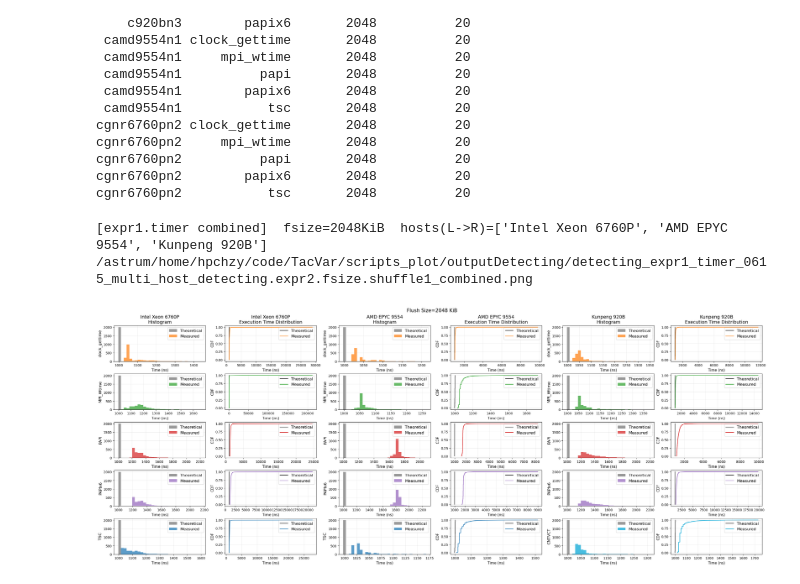
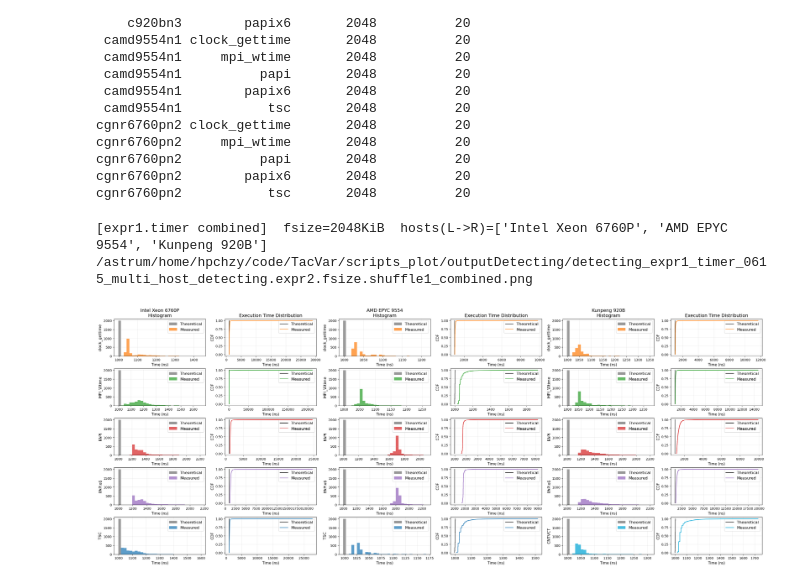
Before and after one commit to HunterHan/TacVar, a Jupyter notebook: scripts/plot_entry_detecting.expr1Timer.0615.ipynb, the cells around one changed output. Saved outputs shown, nothing was run; the diff lists cells and outputs as text; code cells hidden in the pictures.

```diff
--- a/scripts/plot_entry_detecting.expr1Timer.0615.ipynb
+++ b/scripts/plot_entry_detecting.expr1Timer.0615.ipynb
@@ -287,33 +287,33 @@ for hi, host in enumerate(hosts):
         ax_hist.set_ylabel(timer_label(timer), fontsize=ROWLABEL_FONTSIZE)
         ax_hist.set_xlabel('Time (ns)', fontsize=AXIS_LABEL_FONTSIZE)
         ax_hist.grid(True, alpha=0.25)
         ax_hist.tick_params(axis='both', labelsize=TICK_FONTSIZE)
         ax_hist.legend(fontsize=LEGEND_FONTSIZE)
 
         tx, ty = ecdf(theory)
         mx, my = ecdf(measured)
         ax_cdf.plot(tx, ty, linewidth=1.2, color='black', label='Theoretical')
         ax_cdf.plot(mx, my, linewidth=1.5, color=color, label='Measured')
         ax_cdf.set_xlabel('Time (ns)', fontsize=AXIS_LABEL_FONTSIZE)
         ax_cdf.set_ylabel('CDF', fontsize=AXIS_LABEL_FONTSIZE)
         ax_cdf.grid(True, alpha=0.25)
         ax_cdf.tick_params(axis='both', labelsize=TICK_FONTSIZE)
         ax_cdf.legend(fontsize=LEGEND_FONTSIZE)
         if CDF_XLIM is not None:
             ax_cdf.set_xlim(*CDF_XLIM)
 
         if row_idx == 0:
             ax_hist.set_title(f"{HOST_LABELS.get(host, host)}\nHistogram", fontsize=COLTITLE_FONTSIZE)
-            ax_cdf.set_title(f"{HOST_LABELS.get(host, host)}\nExecution Time Distribution", fontsize=COLTITLE_FONTSIZE)
+            ax_cdf.set_title("\nExecution Time Distribution", fontsize=COLTITLE_FONTSIZE)
 
-fig.suptitle(f"Flush Size={fsize} KiB", fontsize=SUPTITLE_FONTSIZE)
+# fig.suptitle(f"Flush Size={fsize} KiB", fontsize=SUPTITLE_FONTSIZE)
 
 if SAVE_FIG:
     out = OUT_DIR / f'detecting_expr1_timer_0615_{RUN_TAG}_combined.png'
     fig.savefig(out, dpi=220, bbox_inches='tight')
     print(out)
 plt.show()
 # %% [output]
 [expr1.timer combined]  fsize=2048KiB  hosts(L->R)=['Intel Xeon 6760P', 'AMD EPYC 9554', 'Kunpeng 920B']
 /astrum/home/hpchzy/code/TacVar/scripts_plot/outputDetecting/detecting_expr1_timer_0615_multi_host_detecting.expr2.fsize.shuffle1_combined.png
-[figure, old version]
+[figure, new version]
```
Also changed, not shown: 1 other file.
